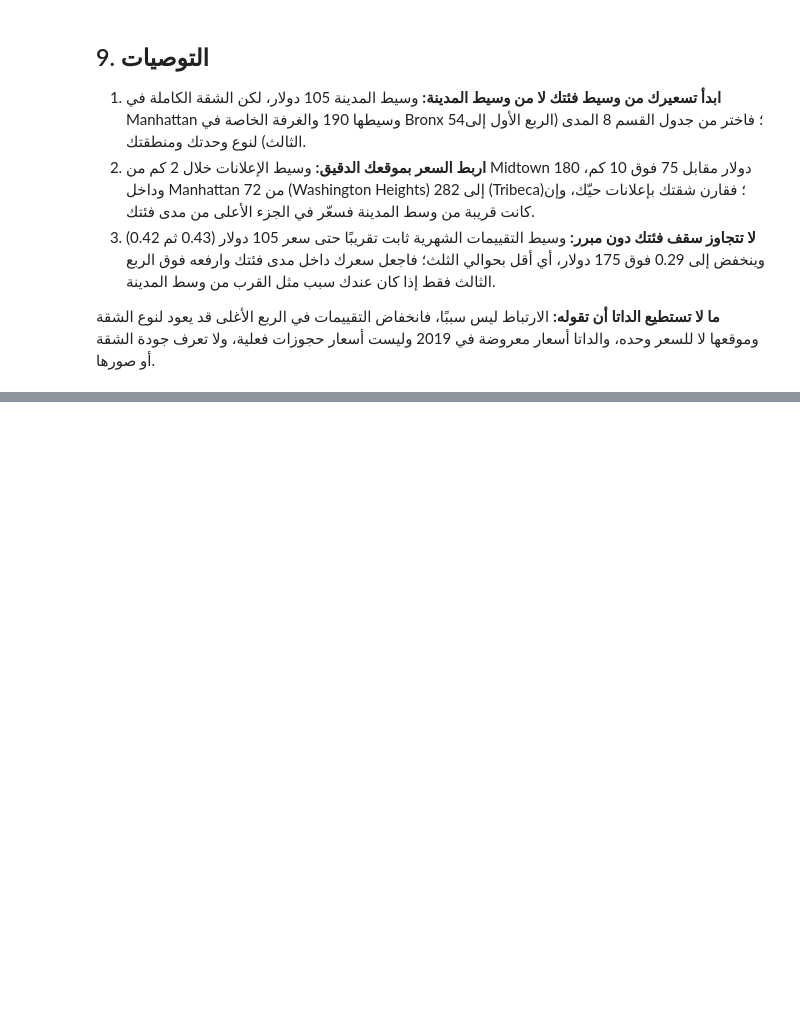
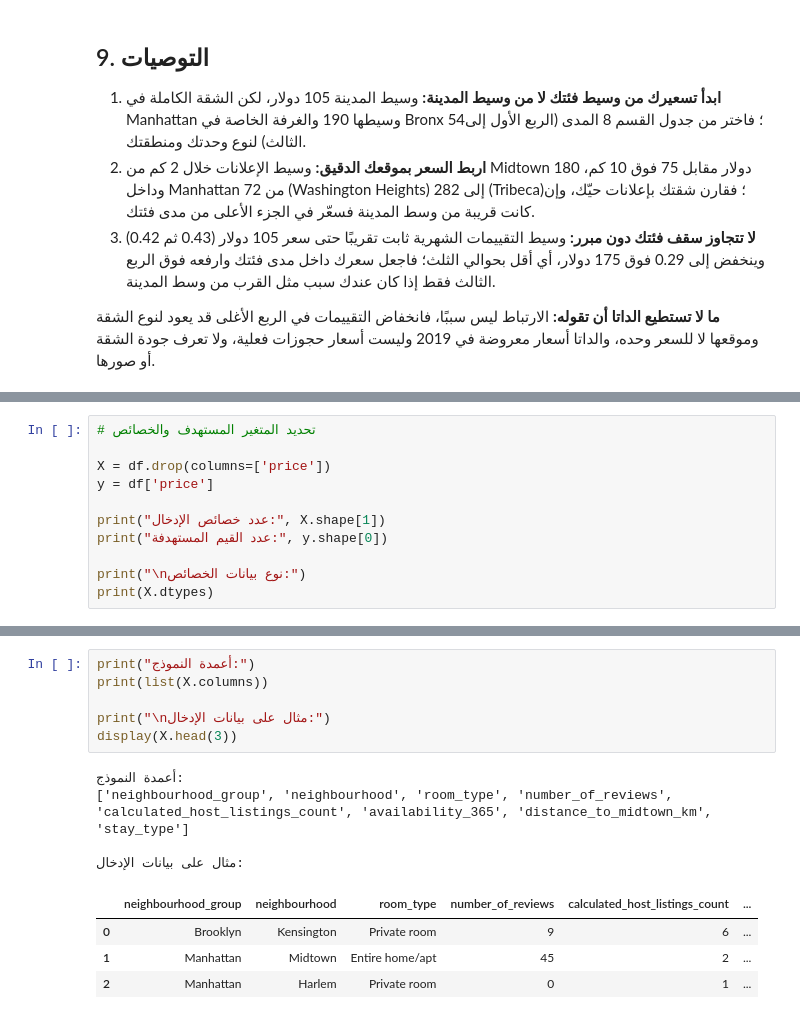
Before and after one commit to loudamn78-gif/smartstay-ai, a Jupyter notebook: notebook.ipynb, the cells around one changed output, grey strips where cells are left out. Drawn from its saved outputs; the diff is of its cells as text; blank space fills up the shorter version.

```diff
--- a/notebook.ipynb
+++ b/notebook.ipynb
@@ -883,0 +1098,11 @@ files.download("/content/smartstay-run.zip")
+# %%
+# تحديد المتغير المستهدف والخصائص
+
+X = df.drop(columns=['price'])
+y = df['price']
+
+print("عدد خصائص الإدخال:", X.shape[1])
+print("عدد القيم المستهدفة:", y.shape[0])
+
+print("\nنوع بيانات الخصائص:")
+print(X.dtypes)
@@ -883,0 +1390,15 @@ files.download("/content/smartstay-run.zip")
+# %%
+print("أعمدة النموذج:")
+print(list(X.columns))
+
+print("\nمثال على بيانات الإدخال:")
+display(X.head(3))
+# %% [output]
+أعمدة النموذج:
+['neighbourhood_group', 'neighbourhood', 'room_type', 'number_of_reviews', 'calculated_host_listings_count', 'availability_365', 'distance_to_midtown_km', 'stay_type']
+
+مثال على بيانات الإدخال:
+|  | neighbourhood_group | neighbourhood | room_type | number_of_reviews | calculated_host_listings_count | ... |
+| 0 | Brooklyn | Kensington | Private room | 9 | 6 | ... |
+| 1 | Manhattan | Midtown | Entire home/apt | 45 | 2 | ... |
+| 2 | Manhattan | Harlem | Private room | 0 | 1 | ... |
```
Also changed, not shown: parts of 38 cells of this notebook.
